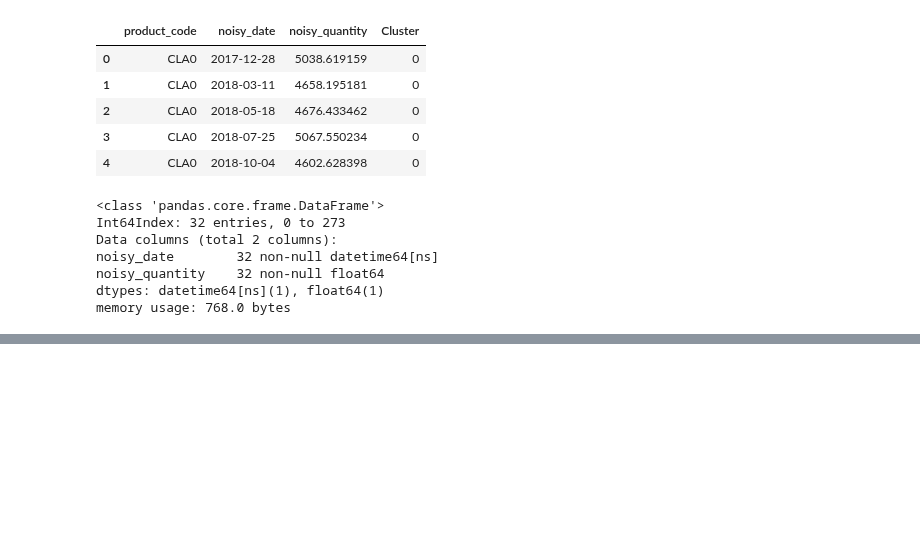
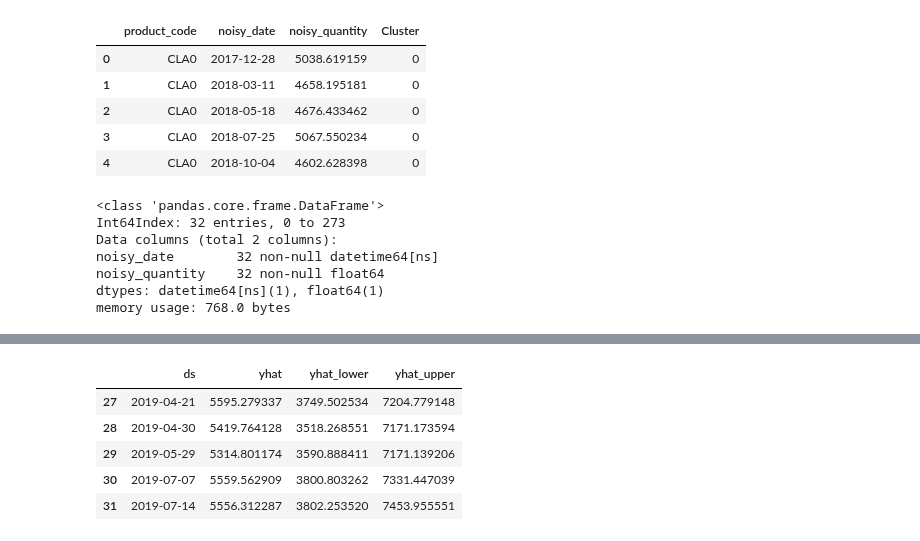
Before and after one commit to raphaelribard/Sales_forecasting, a Jupyter notebook: notebooks/2.0-rr-EDA-using-simulated-data.ipynb, the cells around one changed output, grey strips where cells are left out. Drawn from its saved outputs; the diff is of its cells as text; code cells hidden in the pictures; blank space fills up the shorter version.

```diff
--- a/notebooks/2.0-rr-EDA-using-simulated-data.ipynb
+++ b/notebooks/2.0-rr-EDA-using-simulated-data.ipynb
@@ -168,0 +219,9 @@ fig.show()
+# %%
+cluster_forecast[['ds', 'yhat', 'yhat_lower', 'yhat_upper']].tail()
+# %% [output]
+|  | ds | yhat | yhat_lower | yhat_upper |
+| 27 | 2019-04-21 | 5595.279337 | 3749.502534 | 7204.779148 |
+| 28 | 2019-04-30 | 5419.764128 | 3518.268551 | 7171.173594 |
+| 29 | 2019-05-29 | 5314.801174 | 3590.888411 | 7171.139206 |
+| 30 | 2019-07-07 | 5559.562909 | 3800.803262 | 7331.447039 |
+| 31 | 2019-07-14 | 5556.312287 | 3802.253520 | 7453.955551 |
```
Also changed, not shown: parts of 15 cells of this notebook.
